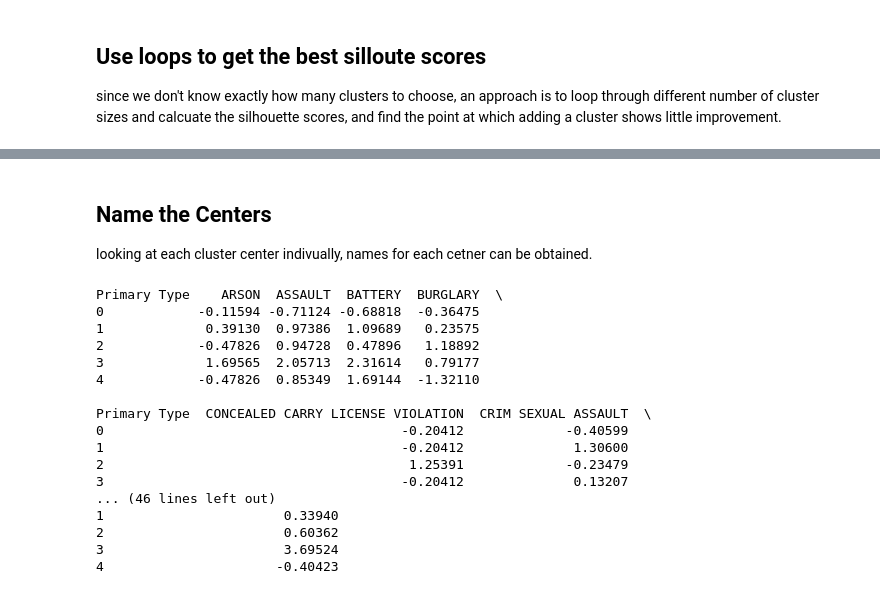
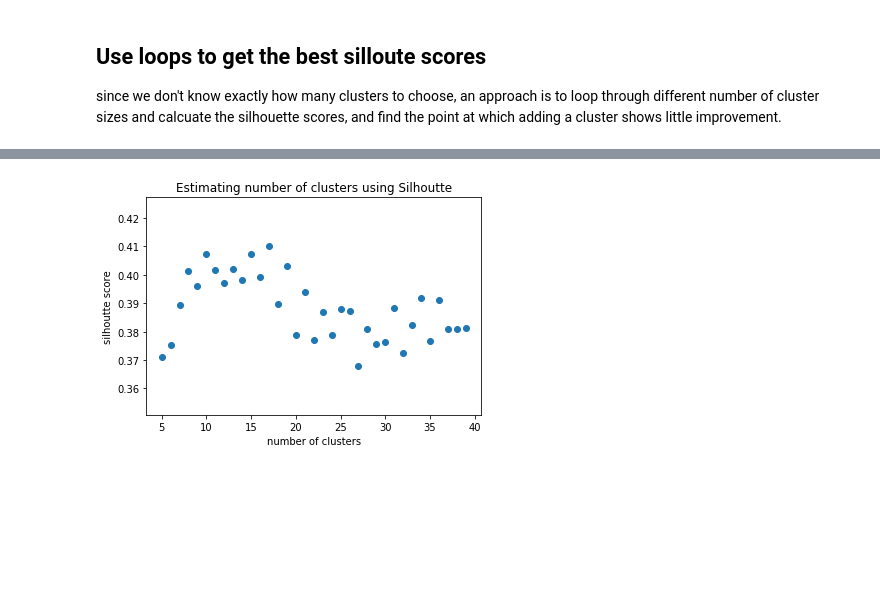
Before and after one commit to mdavis29/DataScience101, a Jupyter notebook: MachineLearning/ClusteringSklearn.ipynb, the cells around one changed output, grey strips where cells are left out. Drawn from its saved outputs; the diff is of its cells as text; code cells hidden in the pictures; blank space fills up the shorter version.

```diff
--- a/MachineLearning/ClusteringSklearn.ipynb
+++ b/MachineLearning/ClusteringSklearn.ipynb
@@ -301,11 +240,0 @@ data_pivoted_scaled.shape
-# %%
-# pick a low number of clusters since there are only 50 rows (wards)
-n_clusters = 5
-
-# init the model
-model_wards =  KMeans(n_clusters=n_clusters)
-# fit the model on the scaled data
-model_wards.fit(X=data_pivoted_scaled)
-# get the cluster distances
-cluster_labels = model_wards.predict(X=data_pivoted_scaled)
-cluster_labels
@@ -371,15 +245,3 @@ plt.show()
 
 ## Use loops to get the best silloute scores
 since we don't know exactly how many clusters to choose, an approach is to loop through different number of cluster sizes and calcuate the silhouette scores, and find the point at which adding a cluster shows little improvement.
-# %%
-scores = []
-# create a list of number of clusters to try
-cluster_list = list(range(3, 10, 1))
-
-# loop through each element of the list, building a cluster model with that elements number of centers
-for i,j in enumerate(cluster_list):
-    n_clusters = j
-    model_temp =  KMeans(n_clusters=n_clusters)
-    model_temp.fit(X=data_pivoted_scaled)
-    cluster_labels = model_temp.predict(data_pivoted_scaled)
-    scores.append(silhouette_score(data_pivoted_scaled, cluster_labels))
@@ -401,26 +248,21 @@ plt.show()
-# %% [markdown]
-## Name the Centers
-looking at each cluster center indivually, names for each cetner can be obtained.
-# %%
-pd.options.display.max_columns = 100
-centers = pd.DataFrame(model_wards.cluster_centers_, columns = data_pivoted.columns)
-
-print(centers)
-# %% [output]
-Primary Type    ARSON  ASSAULT  BATTERY  BURGLARY  \
-0            -0.11594 -0.71124 -0.68818  -0.36475
-1             0.39130  0.97386  1.09689   0.23575
-2            -0.47826  0.94728  0.47896   1.18892
-3             1.69565  2.05713  2.31614   0.79177
-4            -0.47826  0.85349  1.69144  -1.32110
-
-Primary Type  CONCEALED CARRY LICENSE VIOLATION  CRIM SEXUAL ASSAULT  \
-0                                      -0.20412             -0.40599
-1                                      -0.20412              1.30600
-2                                       1.25391             -0.23479
-3                                      -0.20412              0.13207
-... (46 lines left out)
-1                       0.33940
-2                       0.60362
-3                       3.69524
-4                      -0.40423
+# %%
+from sklearn.metrics import silhouette_samples, silhouette_score
+
+scores = []
+n_clusters = []
+for n in range(5, 40, 1):
+    model = KMeans(n)
+    X = pipe.transform(data.sample(1000))
+    cluster_labels = model.fit_predict(X)
+    silhouette_avg = silhouette_score(X, cluster_labels)
+    scores.append(silhouette_avg)
+    n_clusters.append(model.n_clusters)
+# %%
+plt.figure()
+plt.scatter(n_clusters, scores)
+plt.xlabel('number of clusters')
+plt.ylabel('silhoutte score')
+plt.title('Estimating number of clusters using Silhoutte')
+plt.show()
+# %% [output]
+[figure, added]
```
Also changed, not shown: parts of 38 cells of this notebook.
